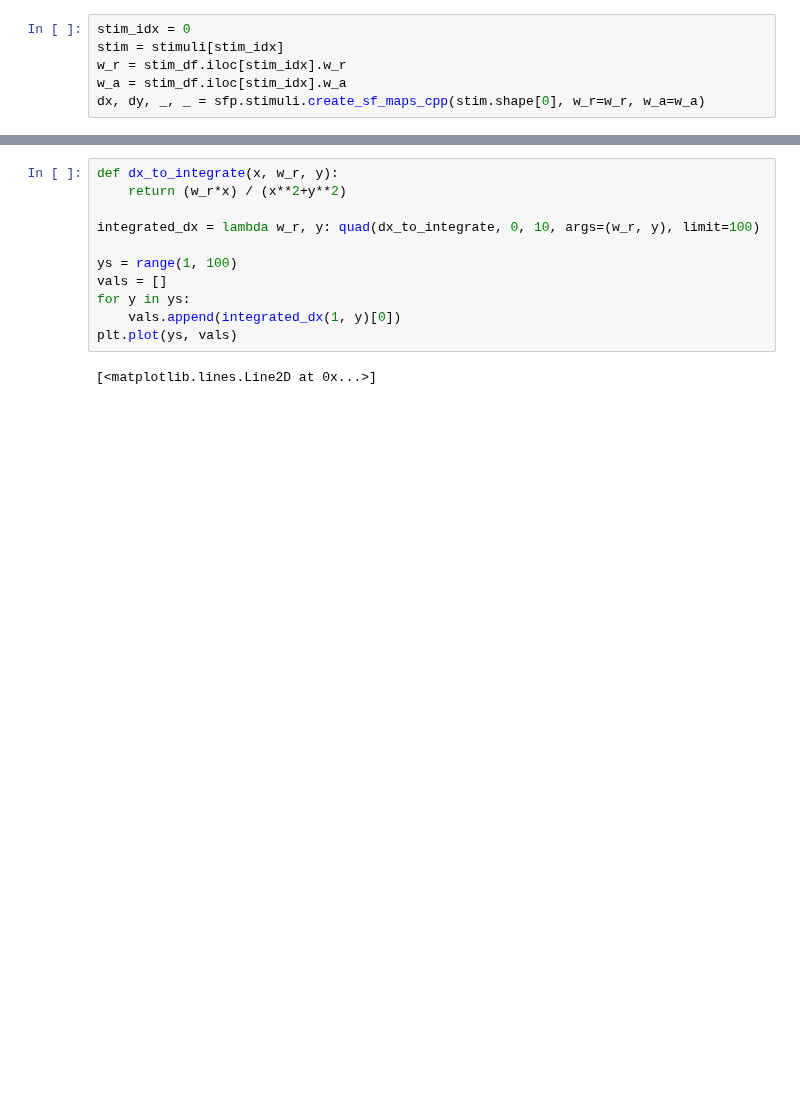
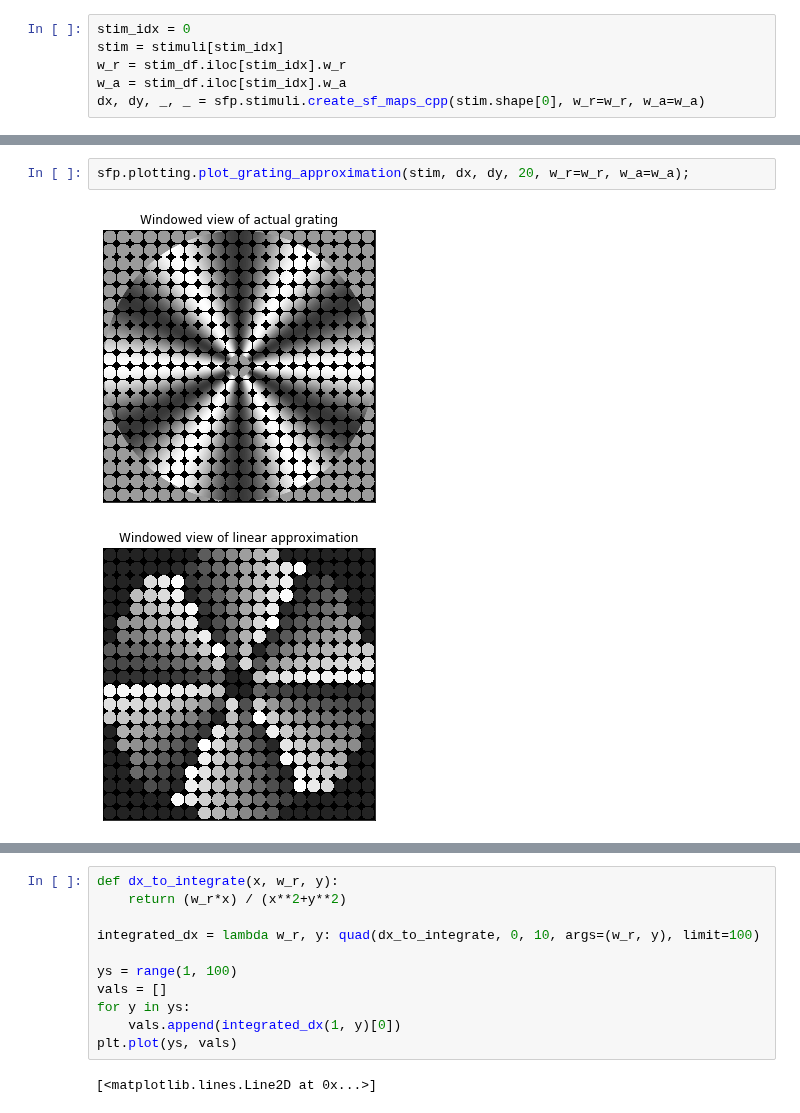
Before and after one commit to billbrod/spatial-frequency-preferences, a Jupyter notebook: notebooks/Grating-approximations.ipynb, the cells around one changed output, grey strips where cells are left out. Cells and saved outputs as stored; diff of their text form; blank space fills up the shorter version.

Commit message:
more messing around with grating approximations

```diff
--- a/notebooks/Grating-approximations.ipynb
+++ b/notebooks/Grating-approximations.ipynb
@@ -28,0 +34,5 @@ sfp.plotting.plot_grating_approximation(stim, dx, dy, 20, w_r=w_r, w_a=w_a);
+# %%
+sfp.plotting.plot_grating_approximation(stim, dx, dy, 20, w_r=w_r, w_a=w_a);
+# %% [output]
+[figure, added]
+[figure, added]
```
Also changed, not shown: parts of 17 cells of this notebook.
